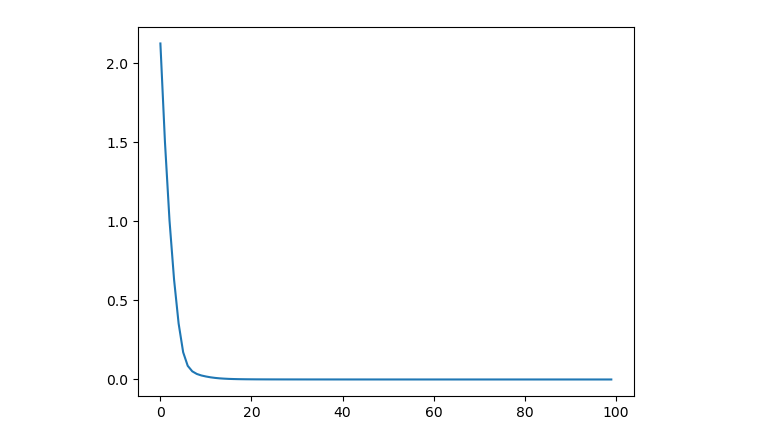
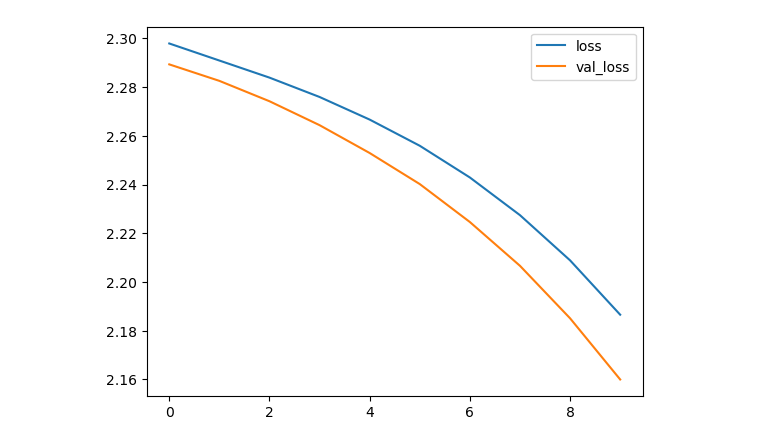
Before and after one commit to PYTHONLL-kang/implements, a Jupyter notebook: neural_network.ipynb, the cells around one changed output. Cells and saved outputs as stored; diff of their text form; code cells hidden in the pictures.

```diff
--- a/neural_network.ipynb
+++ b/neural_network.ipynb
@@ -102,2 +138,8 @@ train_y = np.delete(y, random_idx, axis=0)
+# %%
+x_train = x_train / 255
+x_test = x_test / 255
+# %%
+y_train = np.eye(np.unique(y_train, axis=0).shape[0])[y_train][:,0,:]
+y_test = np.eye(np.unique(y_test, axis=0).shape[0])[y_test][:,0,:]
 # %%
 model = Neural_network()
@@ -152,9 +190,13 @@ make tensorflow model to compare
 # %%
 tf_model = tf.keras.Sequential()
-tf_model.add(tf.keras.layers.SimpleRNN(32, input_shape=train_x.shape[1::], activation='tanh'))
+tf_model.add(tf.keras.layers.Conv2D(128, input_shape=x_train.shape[1::], kernel_size=3, activation='relu'))
+tf_model.add(tf.keras.layers.MaxPooling2D())
+tf_model.add(tf.keras.layers.Conv2D(64, kernel_size=2, activation='relu'))
+tf_model.add(tf.keras.layers.AveragePooling2D())
+tf_model.add(tf.keras.layers.Flatten())
 tf_model.add(tf.keras.layers.Dense(32, activation='relu'))
-tf_model.add(tf.keras.layers.Dense(1, activation='linear'))
+tf_model.add(tf.keras.layers.Dense(10, activation='softmax'))
 
 optimizer = tf.keras.optimizers.Adam(learning_rate=1e-4)
-tf_model.compile(loss='mse', optimizer=optimizer)
+tf_model.compile(loss='categorical_crossentropy', optimizer=optimizer, metrics=['mae'])
 # %%
@@ -165,3 +207,3 @@ tf_model.evaluate(test_x, test_y)
 # %%
-tf_hist = tf_model.fit(train_x, train_y, epochs=100, batch_size=64, verbose=1)
+tf_hist = tf_model.fit(x_train, y_train, epochs=10, batch_size=256, verbose=1, validation_data=(x_test, y_test))
 # %% [output]
@@ -185,6 +230,8 @@ Epoch 100/100
 # %%
-plt.plot(tf_hist.history['loss'])
+plt.plot(tf_hist.history['loss'], label='loss')
+plt.plot(tf_hist.history['val_loss'], label='val_loss')
+plt.legend()
 plt.show()
 # %% [output]
-[figure, old version]
+[figure, new version]
 # %%
```
Also changed, not shown: parts of 14 cells of this notebook.
